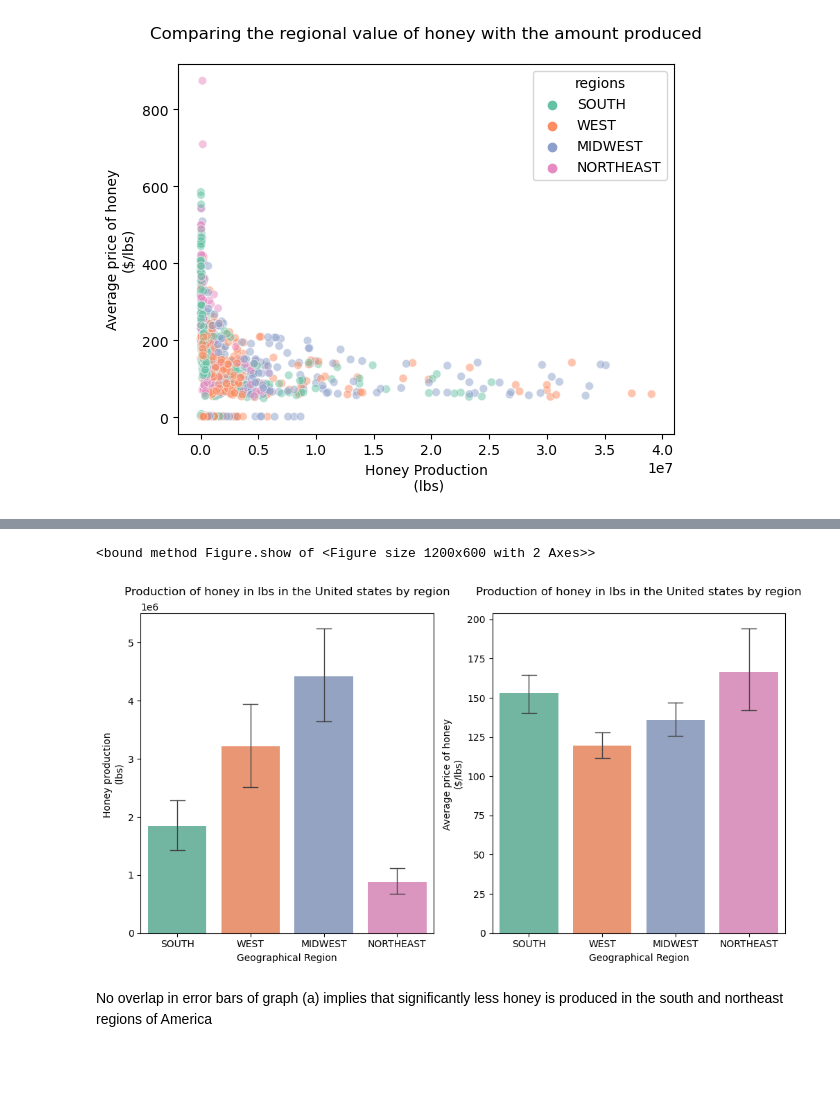
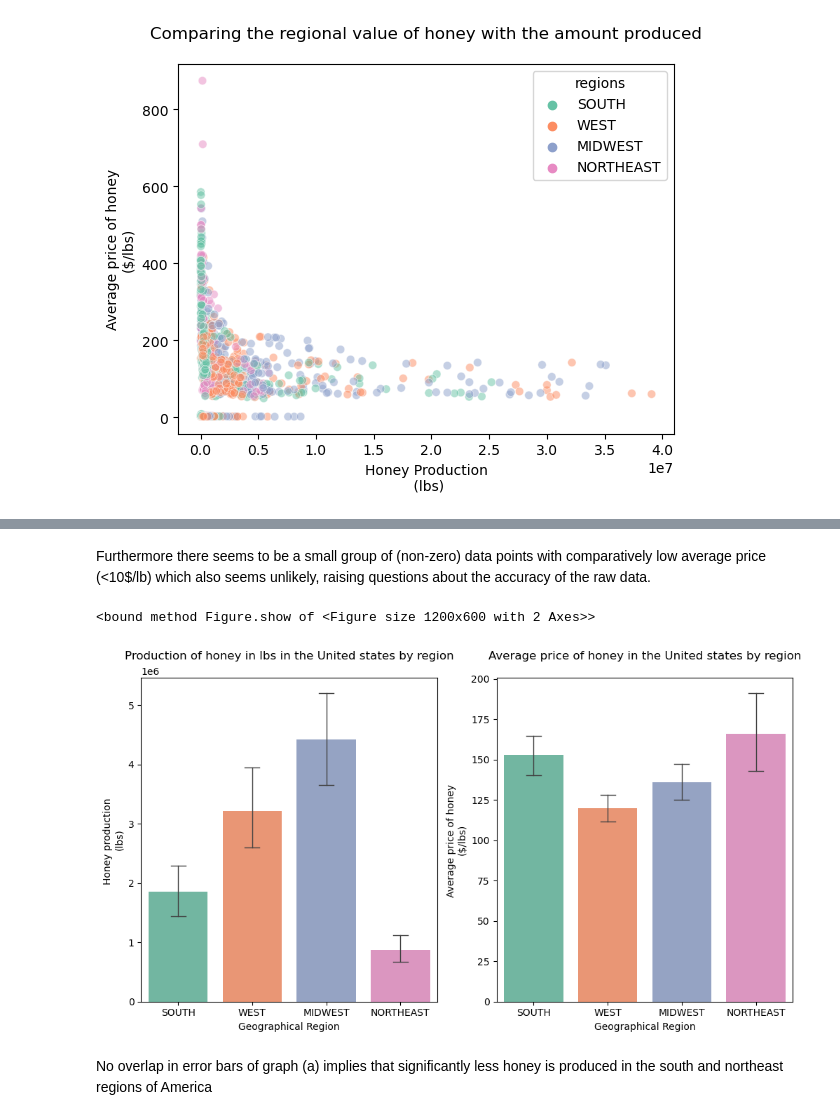
Before and after one commit to mos5939/Assessment-Honey_production, a Jupyter notebook: Honey_production_analysis.ipynb, the cells around one changed output, grey strips where cells are left out. Saved outputs shown, nothing was run; the diff lists cells and outputs as text; code cells hidden in the pictures; blank space fills up the shorter version.

```diff
--- a/Honey_production_analysis.ipynb
+++ b/Honey_production_analysis.ipynb
@@ -366,12 +368,14 @@ dtype: int64
+# %% [markdown]
+Furthermore there seems to be a small group of (non-zero) data points with comparatively low average price (<10$/lb) which also seems unlikely, raising questions about the accuracy of the raw data.
 # %%
 # create a multiplot of bar charts comparing the regional differences mean production of honey and mean honey price
 fig, (ax1, ax2) = plt.subplots(figsize=(12,6), ncols=2, sharex=False, sharey=False)
 sns.barplot(data= data, x= "regions", y="production", palette="Set2", errwidth = 1, capsize=0.2,ax=ax1).set(title = "Production of honey in lbs in the United states by region\n", xlabel="Geographical Region", ylabel="Honey production \n(lbs)")
-sns.barplot(data= data, x= "regions", y="average_price", palette="Set2", errwidth = 1, capsize=0.2, ax=ax2).set(title = "Production of honey in lbs in the United states by region\n", xlabel = "Geographical Region", ylabel="Average price of honey \n($/lbs)")
+sns.barplot(data= data, x= "regions", y="average_price", palette="Set2", errwidth = 1, capsize=0.2, ax=ax2).set(title = "Average price of honey in the United states by region\n", xlabel = "Geographical Region", ylabel="Average price of honey \n($/lbs)")
 fig.show
 # %% [output]
 <bound method Figure.show of <Figure size 1200x600 with 2 Axes>>
-[figure, old version]
+[figure, new version]
 # %% [markdown]
 No overlap in error bars of graph (a) implies that significantly less honey is produced in the south and northeast regions of America
 # %% [markdown]
```
Also changed, not shown: parts of 17 cells of this notebook, 2 other files.
